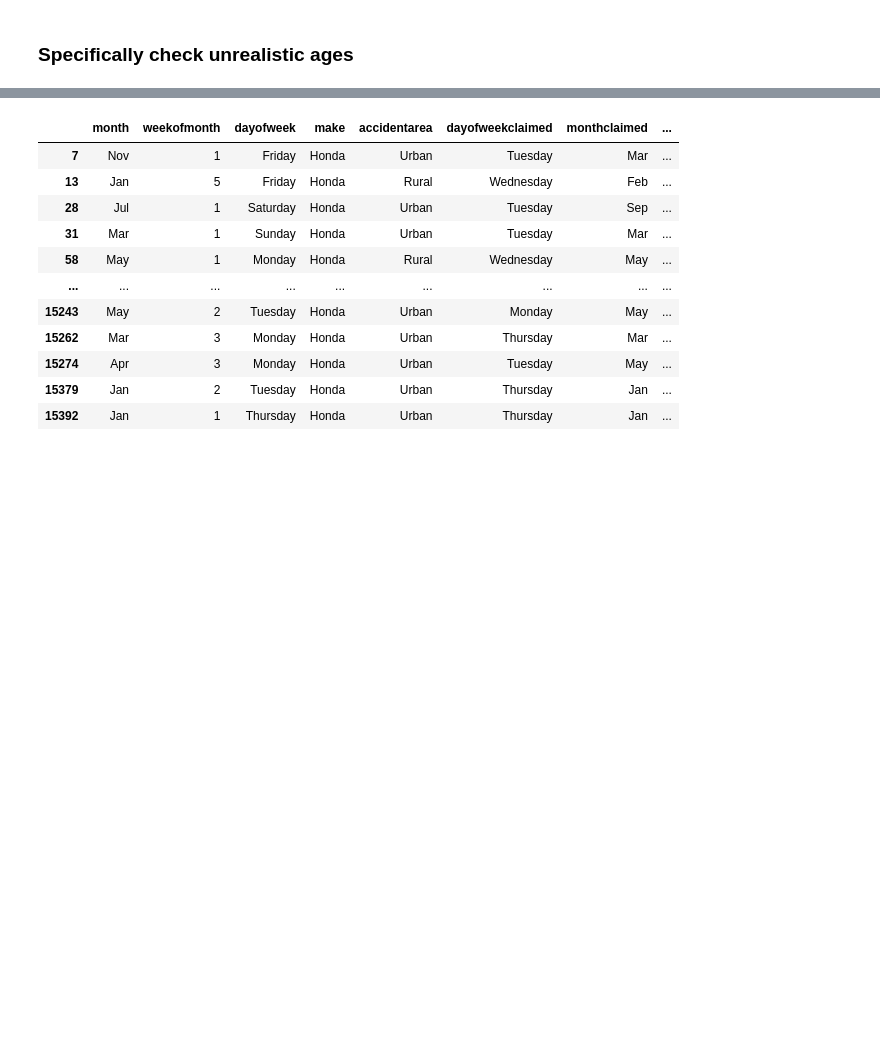
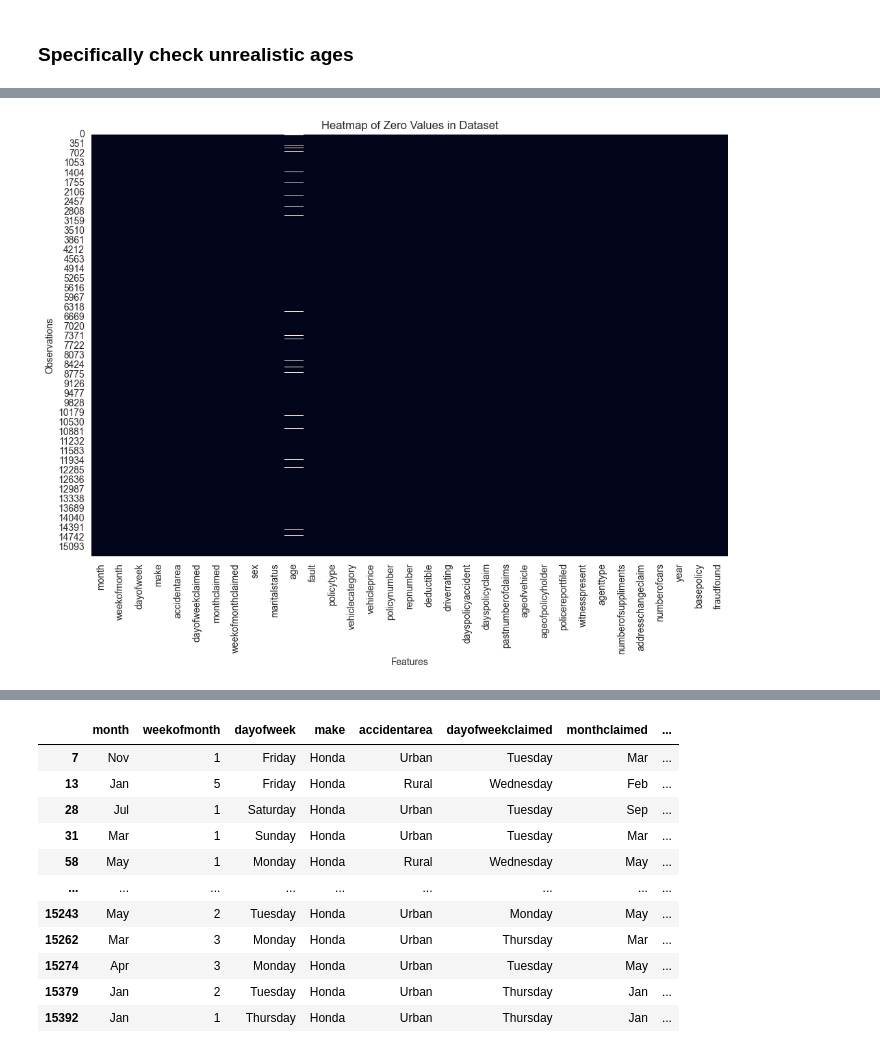
Before and after one commit to 1manvi/ML-Credit-Card-Fraud-2026, a Jupyter notebook: EDA_MiniPresentation.ipynb, the cells around one changed output, grey strips where cells are left out. Drawn from its saved outputs; the diff is of its cells as text; code cells hidden in the pictures; blank space fills up the shorter version.

```diff
--- a/EDA_MiniPresentation.ipynb
+++ b/EDA_MiniPresentation.ipynb
@@ -133,3 +133,9 @@ Yes      923
 Name: count, dtype: int64
 # %% [markdown]
 ### Specifically check unrealistic ages
+# %%
+# Create a temporary indicator
+df['is_age_missing'] = (df['age'] == 0).astype(int)
+
+# Compare fraud rates
+print(df.groupby('is_age_missing')['fraudfound'].value_counts(normalize=True))
@@ -135,0 +183,10 @@ Name: count, dtype: int64
+# %%
+zero_mask = (df == 0)
+plt.figure(figsize=(12,8))
+sns.heatmap(zero_mask, cbar=False)
+plt.title("Heatmap of Zero Values in Dataset")
+plt.xlabel("Features")
+plt.ylabel("Observations")
+plt.show()
+# %% [output]
+[figure, added]
```
Also changed, not shown: parts of 5 cells of this notebook, 1 other file.
